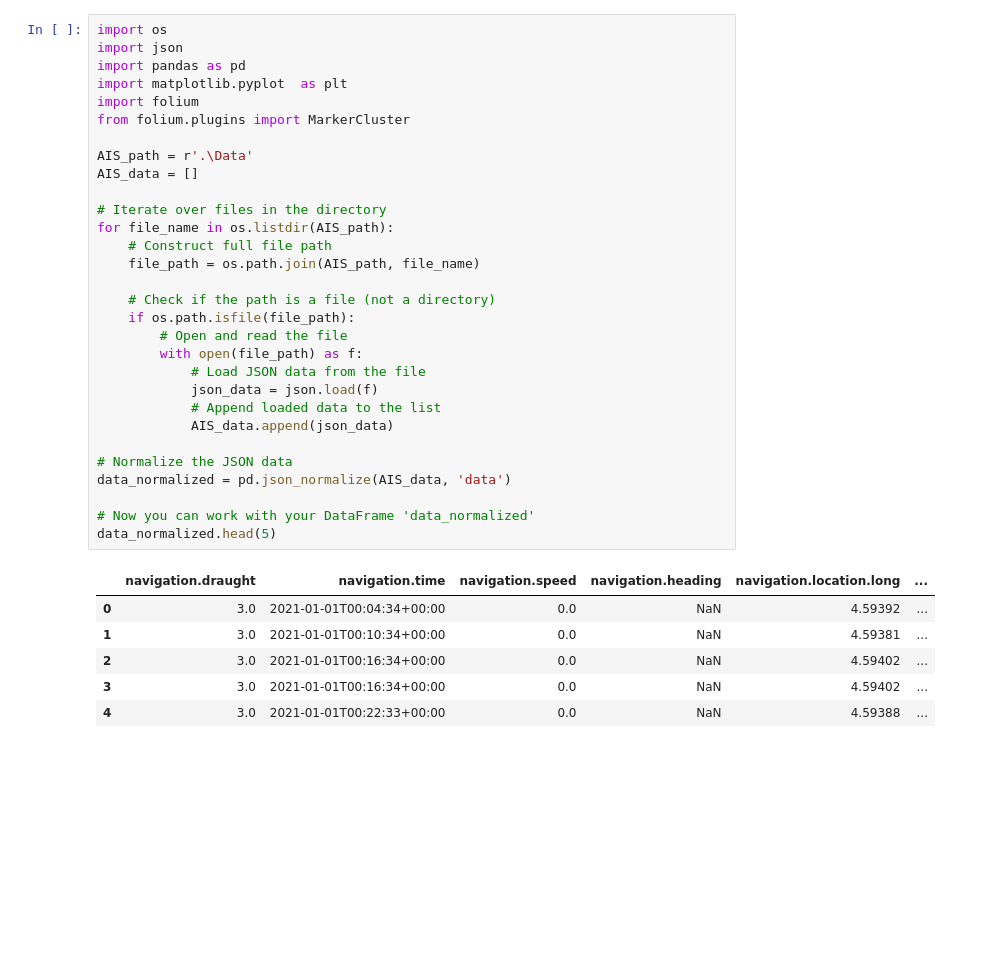
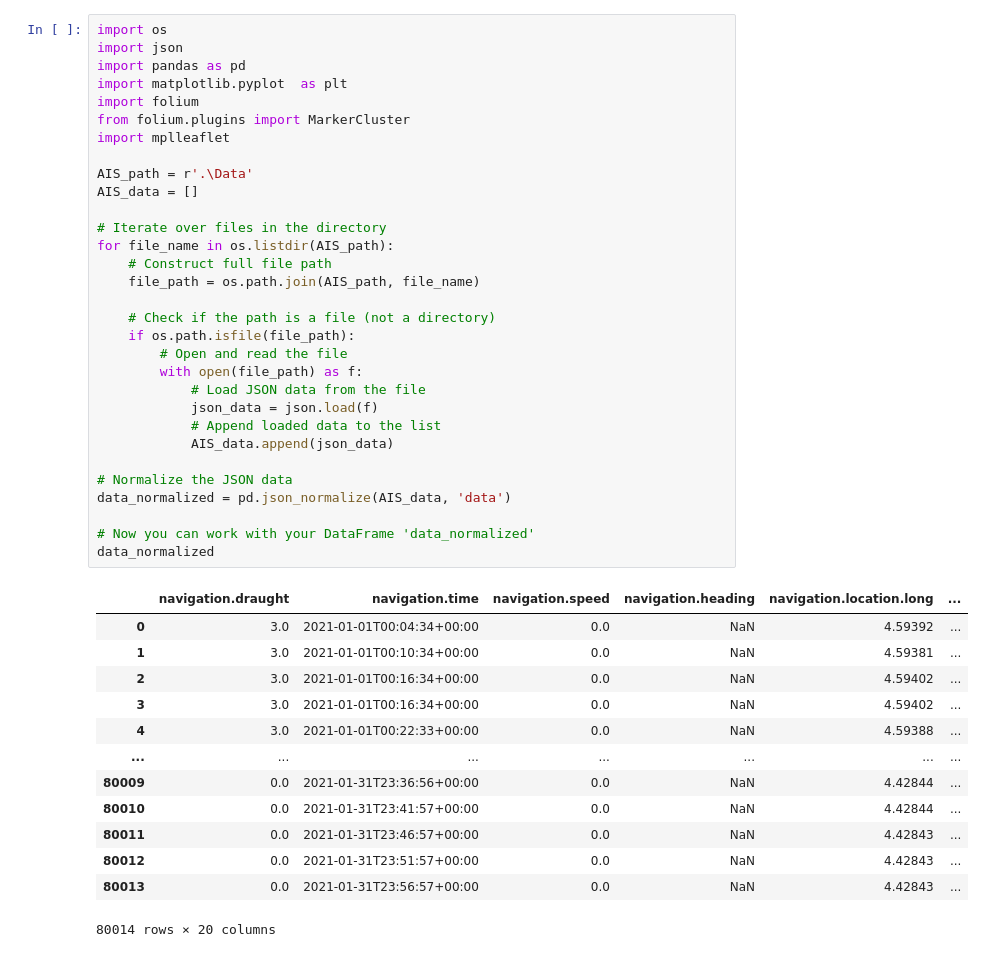
Before and after one commit to rlambregts/ME44312-AIS-Assignment, a Jupyter notebook: Data Processing.ipynb, the cells around one changed output. Drawn from its saved outputs; the diff is of its cells as text; blank space fills up the shorter version.

```diff
--- a/Data Processing.ipynb
+++ b/Data Processing.ipynb
@@ -5,33 +5,41 @@ import pandas as pd
 import matplotlib.pyplot  as plt
 import folium
 from folium.plugins import MarkerCluster
+import mplleaflet
 
 AIS_path = r'.\Data'
 AIS_data = []
 
 # Iterate over files in the directory
 for file_name in os.listdir(AIS_path):
     # Construct full file path
     file_path = os.path.join(AIS_path, file_name)
 
     # Check if the path is a file (not a directory)
     if os.path.isfile(file_path):
         # Open and read the file
         with open(file_path) as f:
             # Load JSON data from the file
             json_data = json.load(f)
             # Append loaded data to the list
             AIS_data.append(json_data)
 
 # Normalize the JSON data
 data_normalized = pd.json_normalize(AIS_data, 'data')
 
 # Now you can work with your DataFrame 'data_normalized'
-data_normalized.head(5)
+data_normalized
 # %% [output]
 |  | navigation.draught | navigation.time | navigation.speed | navigation.heading | navigation.location.long | ... |
 | 0 | 3.0 | 2021-01-01T00:04:34+00:00 | 0.0 | NaN | 4.59392 | ... |
 | 1 | 3.0 | 2021-01-01T00:10:34+00:00 | 0.0 | NaN | 4.59381 | ... |
 | 2 | 3.0 | 2021-01-01T00:16:34+00:00 | 0.0 | NaN | 4.59402 | ... |
 | 3 | 3.0 | 2021-01-01T00:16:34+00:00 | 0.0 | NaN | 4.59402 | ... |
 | 4 | 3.0 | 2021-01-01T00:22:33+00:00 | 0.0 | NaN | 4.59388 | ... |
+| ... | ... | ... | ... | ... | ... | ... |
+| 80009 | 0.0 | 2021-01-31T23:36:56+00:00 | 0.0 | NaN | 4.42844 | ... |
+| 80010 | 0.0 | 2021-01-31T23:41:57+00:00 | 0.0 | NaN | 4.42844 | ... |
+| 80011 | 0.0 | 2021-01-31T23:46:57+00:00 | 0.0 | NaN | 4.42843 | ... |
+| 80012 | 0.0 | 2021-01-31T23:51:57+00:00 | 0.0 | NaN | 4.42843 | ... |
+| 80013 | 0.0 | 2021-01-31T23:56:57+00:00 | 0.0 | NaN | 4.42843 | ... |
+80014 rows × 20 columns
```
Also changed, not shown: parts of 11 cells of this notebook, 1 other file.
